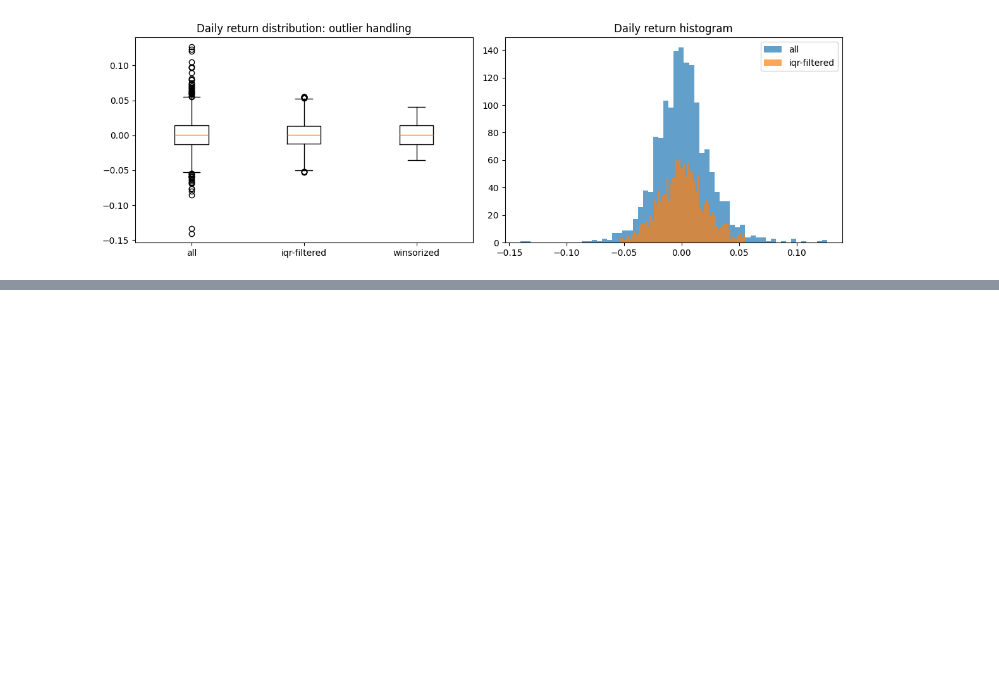
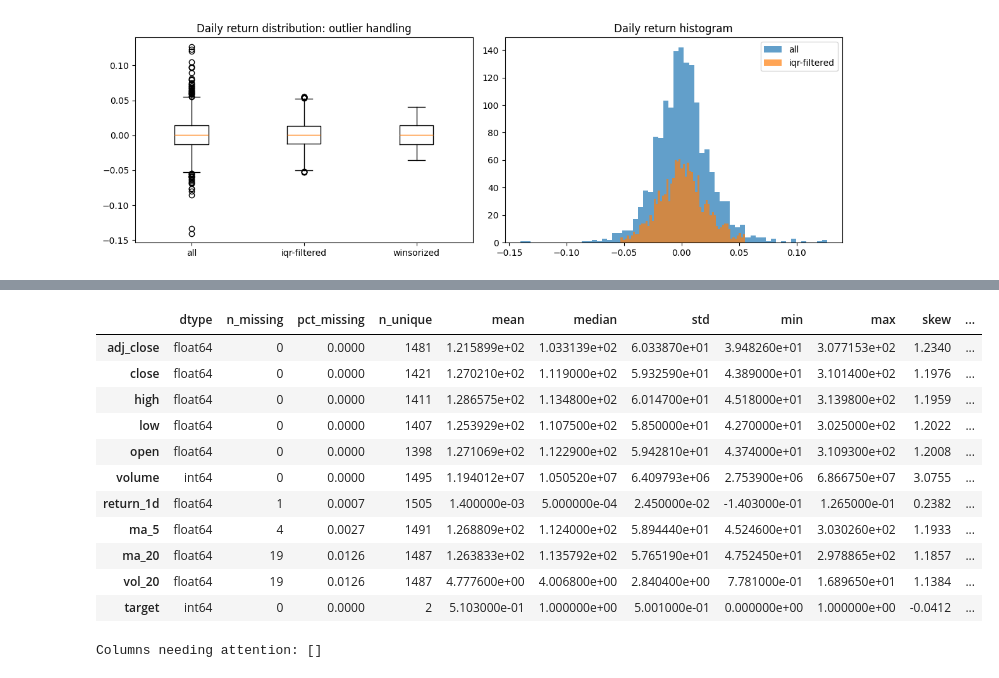
Before and after one commit to lyun59/bootcamp_peiyun_lee, a Jupyter notebook: project/notebooks/project_pipeline.ipynb, the cells around one changed output, grey strips where cells are left out. Cells and saved outputs as stored; diff of their text form; code cells hidden in the pictures; blank space fills up the shorter version.

```diff
--- a/project/notebooks/project_pipeline.ipynb
+++ b/project/notebooks/project_pipeline.ipynb
@@ -170,0 +178,20 @@ plt.show()
+# %%
+from src.eda import eda_summary, flag_columns
+from IPython.display import display
+
+display(eda_summary(clean))
+print('Columns needing attention:', flag_columns(clean))
+# %% [output]
+|  | dtype | n_missing | pct_missing | n_unique | mean | median | std | min | max | skew | ... |
+| adj_close | float64 | 0 | 0.0000 | 1481 | 1.215899e+02 | 1.033139e+02 | 6.033870e+01 | 3.948260e+01 | 3.077153e+02 | 1.2340 | ... |
+| close | float64 | 0 | 0.0000 | 1421 | 1.270210e+02 | 1.119000e+02 | 5.932590e+01 | 4.389000e+01 | 3.101400e+02 | 1.1976 | ... |
+| high | float64 | 0 | 0.0000 | 1411 | 1.286575e+02 | 1.134800e+02 | 6.014700e+01 | 4.518000e+01 | 3.139800e+02 | 1.1959 | ... |
+| low | float64 | 0 | 0.0000 | 1407 | 1.253929e+02 | 1.107500e+02 | 5.850000e+01 | 4.270000e+01 | 3.025000e+02 | 1.2022 | ... |
+| open | float64 | 0 | 0.0000 | 1398 | 1.271069e+02 | 1.122900e+02 | 5.942810e+01 | 4.374000e+01 | 3.109300e+02 | 1.2008 | ... |
+| volume | int64 | 0 | 0.0000 | 1495 | 1.194012e+07 | 1.050520e+07 | 6.409793e+06 | 2.753900e+06 | 6.866750e+07 | 3.0755 | ... |
+| return_1d | float64 | 1 | 0.0007 | 1505 | 1.400000e-03 | 5.000000e-04 | 2.450000e-02 | -1.403000e-01 | 1.265000e-01 | 0.2382 | ... |
+| ma_5 | float64 | 4 | 0.0027 | 1491 | 1.268809e+02 | 1.124000e+02 | 5.894440e+01 | 4.524600e+01 | 3.030260e+02 | 1.1933 | ... |
+| ma_20 | float64 | 19 | 0.0126 | 1487 | 1.263833e+02 | 1.135792e+02 | 5.765190e+01 | 4.752450e+01 | 2.978865e+02 | 1.1857 | ... |
+| vol_20 | float64 | 19 | 0.0126 | 1487 | 4.777600e+00 | 4.006800e+00 | 2.840400e+00 | 7.781000e-01 | 1.689650e+01 | 1.1384 | ... |
+| target | int64 | 0 | 0.0000 | 2 | 5.103000e-01 | 1.000000e+00 | 5.001000e-01 | 0.000000e+00 | 1.000000e+00 | -0.0412 | ... |
+Columns needing attention: []
```
Also changed, not shown: parts of 5 cells of this notebook, 8 other files.
